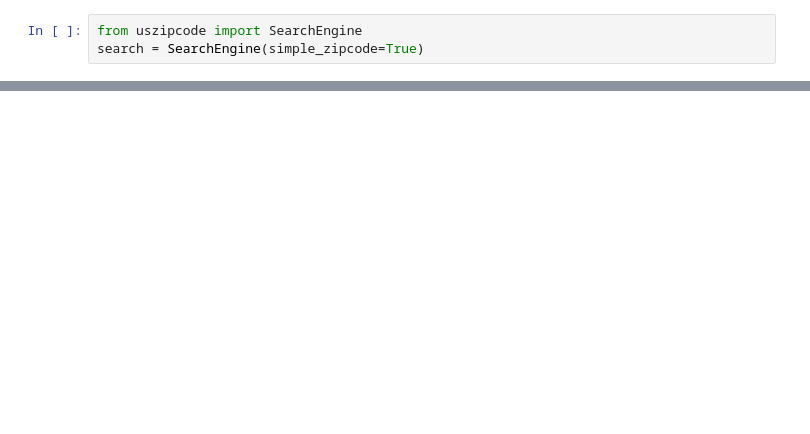
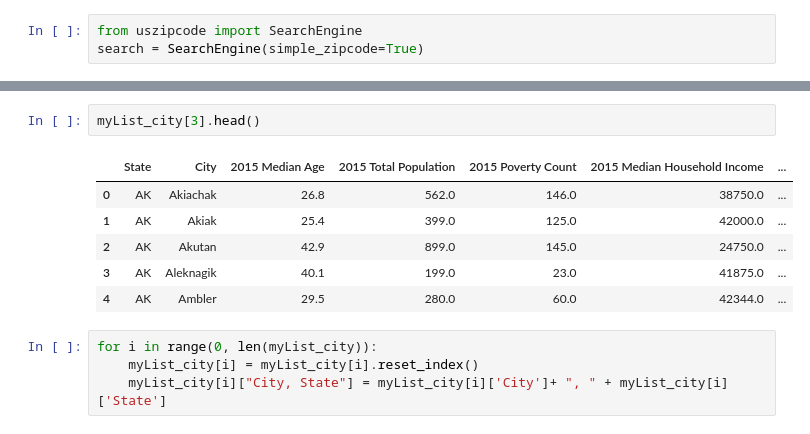
Before and after one commit to paulinatharail/Project_1_Fastest_Growing_Cities, a Jupyter notebook: Census_API_alternate.ipynb, the cells around one changed output, grey strips where cells are left out. Drawn from its saved outputs; the diff is of its cells as text; blank space fills up the shorter version.

```diff
--- a/Census_API_alternate.ipynb
+++ b/Census_API_alternate.ipynb
@@ -143,0 +98,13 @@ Growth_df.head(100)
+# %%
+myList_city[3].head()
+# %% [output]
+|  | State | City | 2015 Median Age | 2015 Total Population | 2015 Poverty Count | 2015 Median Household Income | ... |
+| 0 | AK | Akiachak | 26.8 | 562.0 | 146.0 | 38750.0 | ... |
+| 1 | AK | Akiak | 25.4 | 399.0 | 125.0 | 42000.0 | ... |
+| 2 | AK | Akutan | 42.9 | 899.0 | 145.0 | 24750.0 | ... |
+| 3 | AK | Aleknagik | 40.1 | 199.0 | 23.0 | 41875.0 | ... |
+| 4 | AK | Ambler | 29.5 | 280.0 | 60.0 | 42344.0 | ... |
+# %%
+for i in range(0, len(myList_city)):
+    myList_city[i] = myList_city[i].reset_index()
+    myList_city[i]["City, State"] = myList_city[i]['City']+ ", " + myList_city[i]['State']
```
Also changed, not shown: parts of 22 cells of this notebook, 1 other file.
